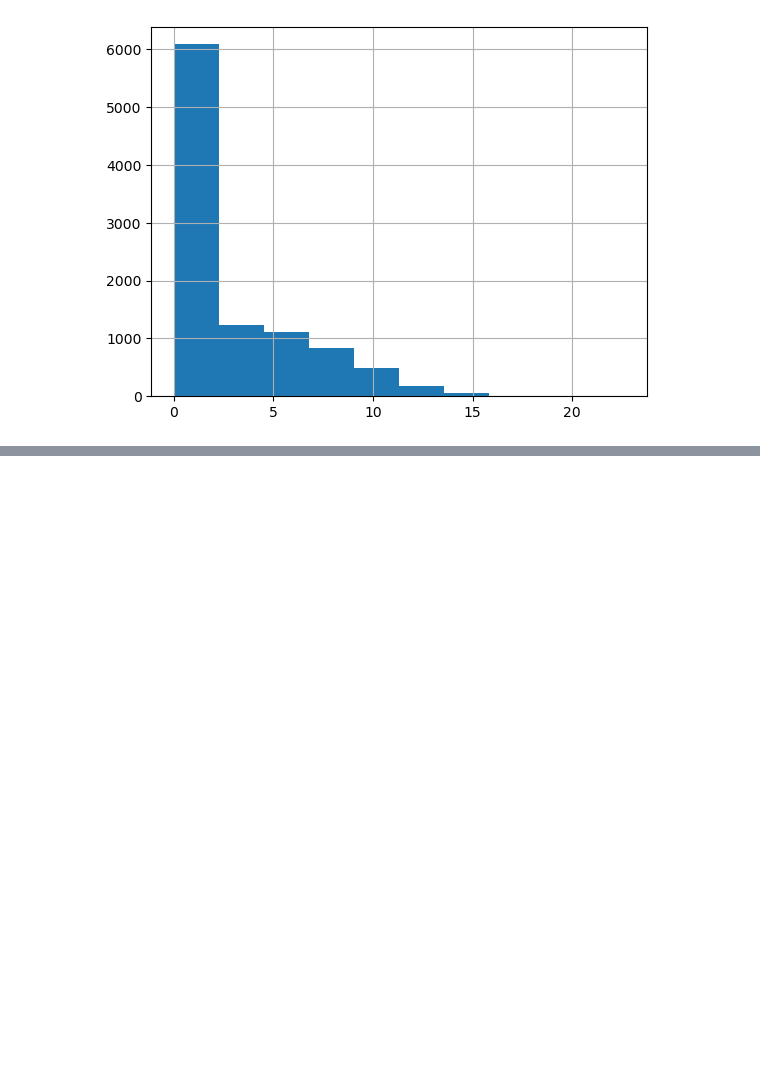
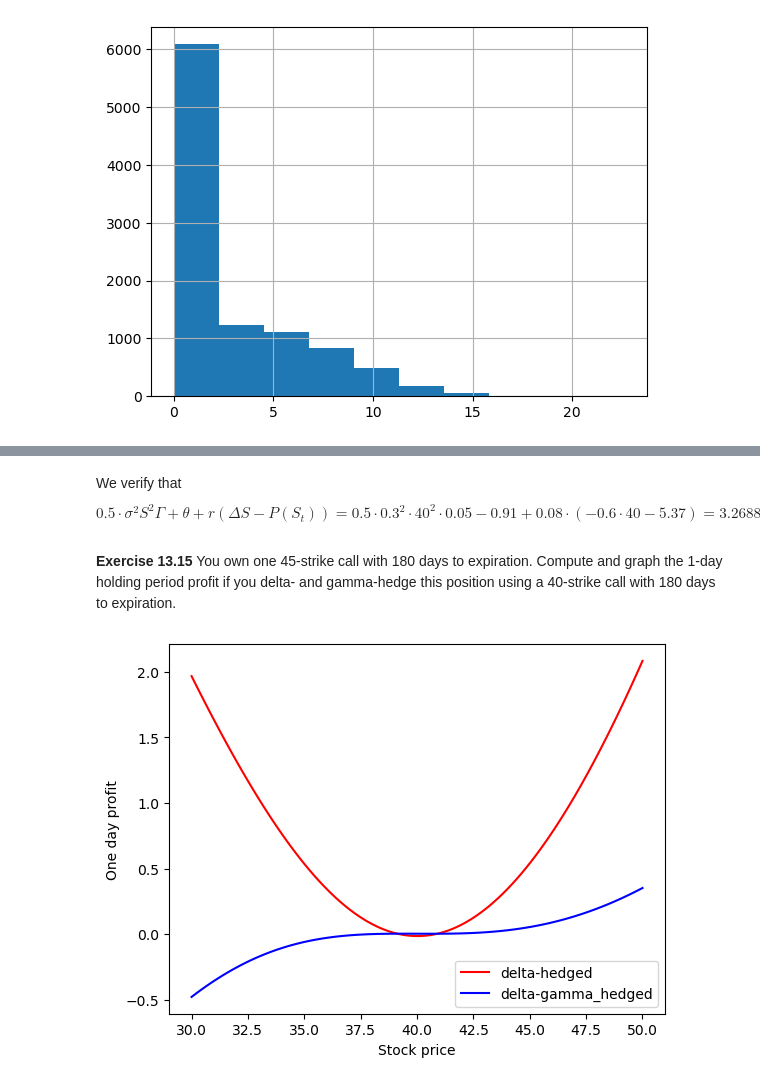
Before and after one commit to AvaM1/Math134_Notes, a Jupyter notebook: 134C Week 9.ipynb, the cells around one changed output, grey strips where cells are left out. Saved outputs shown, nothing was run; the diff lists cells and outputs as text; code cells hidden in the pictures; blank space fills up the shorter version.

```diff
--- a/134C Week 9.ipynb
+++ b/134C Week 9.ipynb
@@ -330,0 +379,45 @@ price_data.hist()
+# %% [markdown]
+We verify that
+$$0.5 \cdot \sigma^2S^2\Gamma+\theta+r(\Delta S - P(S_t)) = 0.5\cdot 0.3^2\cdot 40^2\cdot 0.05 -0.91 + 0.08\cdot(-0.6\cdot 40 - 5.37) = 3.2688-0.9139-2.35856 \approx 0$$
+# %% [markdown]
+**Exercise 13.15**
+You own one 45-strike call with 180 days to expiration. Compute and graph the 1-day holding period profit if you delta- and gamma-hedge this position using a 40-strike call with 180 days to expiration.
+# %%
+S = 40
+sigma = 0.3
+r = 0.08
+delta = 0
+T = 0.5
+K = 45
+
+dS_list = np.linspace(-10,10, 101)
+call_delta = call_Delta(S, K, T, r, sigma, delta)
+price_old = black_scholes_call(S, K, T, r, sigma, delta)
+gamma_1 = Gamma(S, K, T, r, sigma, delta)
+
+# Compute the number of shares in the stock and in the second call option
+call_delta_2 = call_Delta(S, 40, T, r, sigma, delta)
+gamma_2 = Gamma(S, 40, T, r, sigma, delta)
+price_old_2 = black_scholes_call(S, 40, T, r, sigma, delta)
+shares_2 = -gamma_1/gamma_2
+shares_stock = -(call_delta + shares_2 * call_delta_2)
+
+delta_gamma_hedged_one_day_profit = []
+delta_hedged_one_day_profit = []
+S_list = []
+for dS in dS_list:
+    S_list.append(S+dS)
+    profit = -call_delta * (dS) + (black_scholes_call(S+dS, K, T-1/365, r, sigma,delta) - price_old) + (price_old-call_delta * S) * (np.exp(r/365) - 1)
+    delta_hedged_one_day_profit.append(profit)
+
+    profit_2 = shares_stock * dS + (black_scholes_call(S+dS, K, T-1/365, r, sigma,delta) - price_old) + shares_2 * (black_scholes_call(S+dS, 40, T-1/365, r, sigma,delta) - price_old_2) + (price_old + shares_stock * S + shares_2 * price_old_2) * (np.exp(r/365) - 1)
+    delta_gamma_hedged_one_day_profit.append(profit_2)
+
+plt.plot(S_list, delta_hedged_one_day_profit, color = "red", label = "delta-hedged")
+plt.plot(S_list, delta_gamma_hedged_one_day_profit, color = "blue", label = "delta-gamma_hedged")
+plt.legend()
+plt.xlabel("Stock price")
+plt.ylabel("One day profit")
+plt.show()
+# %% [output]
+[figure, added]
```
Also changed, not shown: parts of 7 cells of this notebook, 1 other file.
